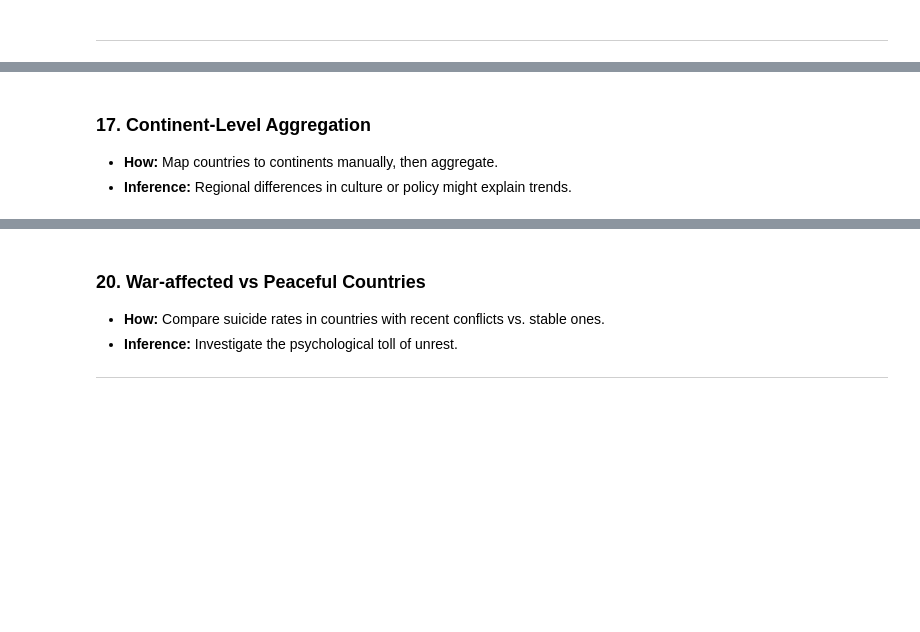
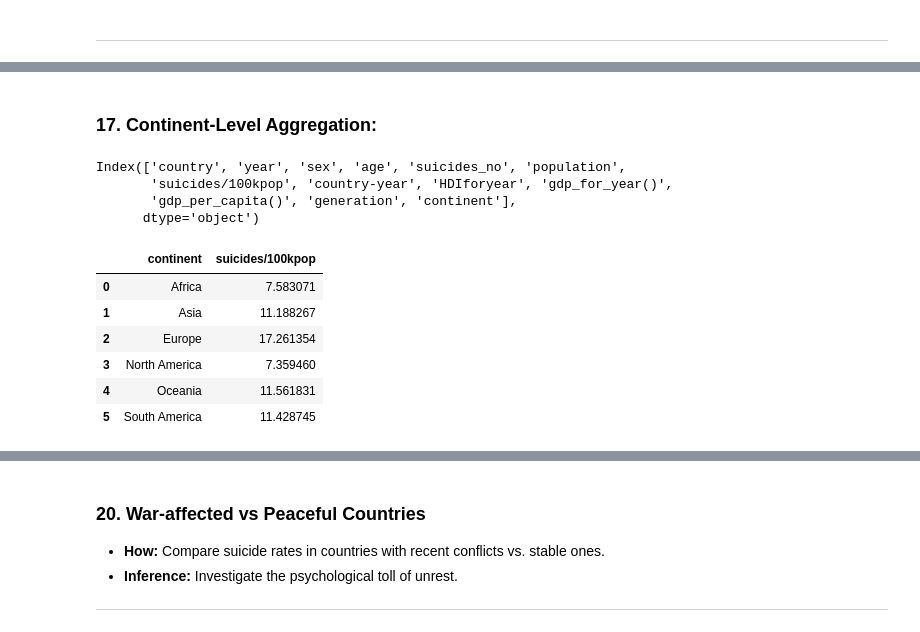
Before and after one commit to RussDai/Projects, a Jupyter notebook: 01_Data_Analysis/26_Suicide_Rates/data_analysis.ipynb, the cells around one changed output, grey strips where cells are left out. Saved outputs shown, nothing was run; the diff lists cells and outputs as text; code cells hidden in the pictures; blank space fills up the shorter version.

```diff
--- a/01_Data_Analysis/26_Suicide_Rates/data_analysis.ipynb
+++ b/01_Data_Analysis/26_Suicide_Rates/data_analysis.ipynb
@@ -1064,5 +1115,21 @@ data.columns
 # %% [markdown]
-
-### 17. **Continent-Level Aggregation**
-- **How:** Map countries to continents manually, then aggregate.
-- **Inference:** Regional differences in culture or policy might explain trends.
+### 17. **Continent-Level Aggregation:**
+# %%
+data.columns
+# %% [output]
+Index(['country', 'year', 'sex', 'age', 'suicides_no', 'population',
+       'suicides/100kpop', 'country-year', 'HDIforyear', 'gdp_for_year()',
+       'gdp_per_capita()', 'generation', 'continent'],
+      dtype='object')
+# %%
+# Aggregate suicide rates by continent:
+continent_data = data.groupby('continent')['suicides/100kpop'].mean().reset_index()
+continent_data
+# %% [output]
+|  | continent | suicides/100kpop |
+| 0 | Africa | 7.583071 |
+| 1 | Asia | 11.188267 |
+| 2 | Europe | 17.261354 |
+| 3 | North America | 7.359460 |
+| 4 | Oceania | 11.561831 |
+| 5 | South America | 11.428745 |
```
Also changed, not shown: parts of 16 cells of this notebook.
